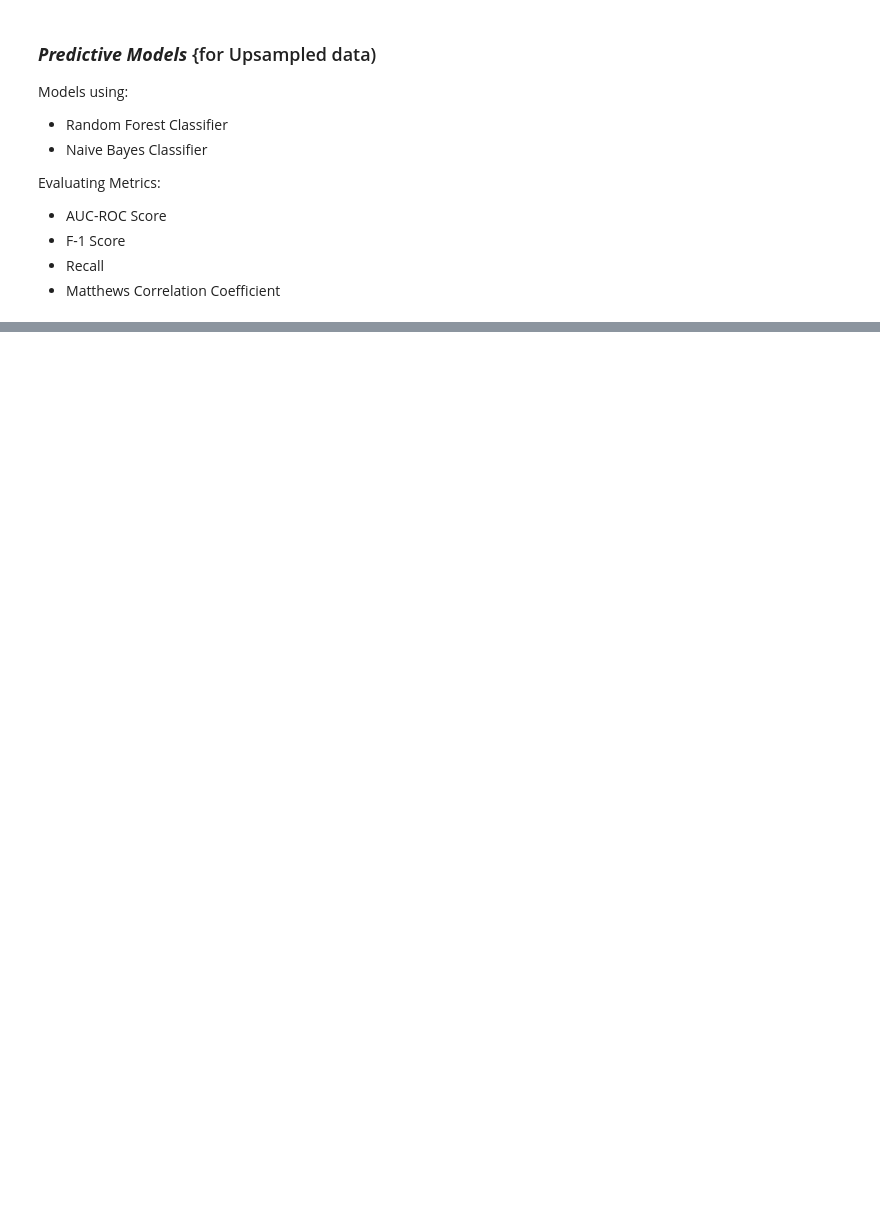
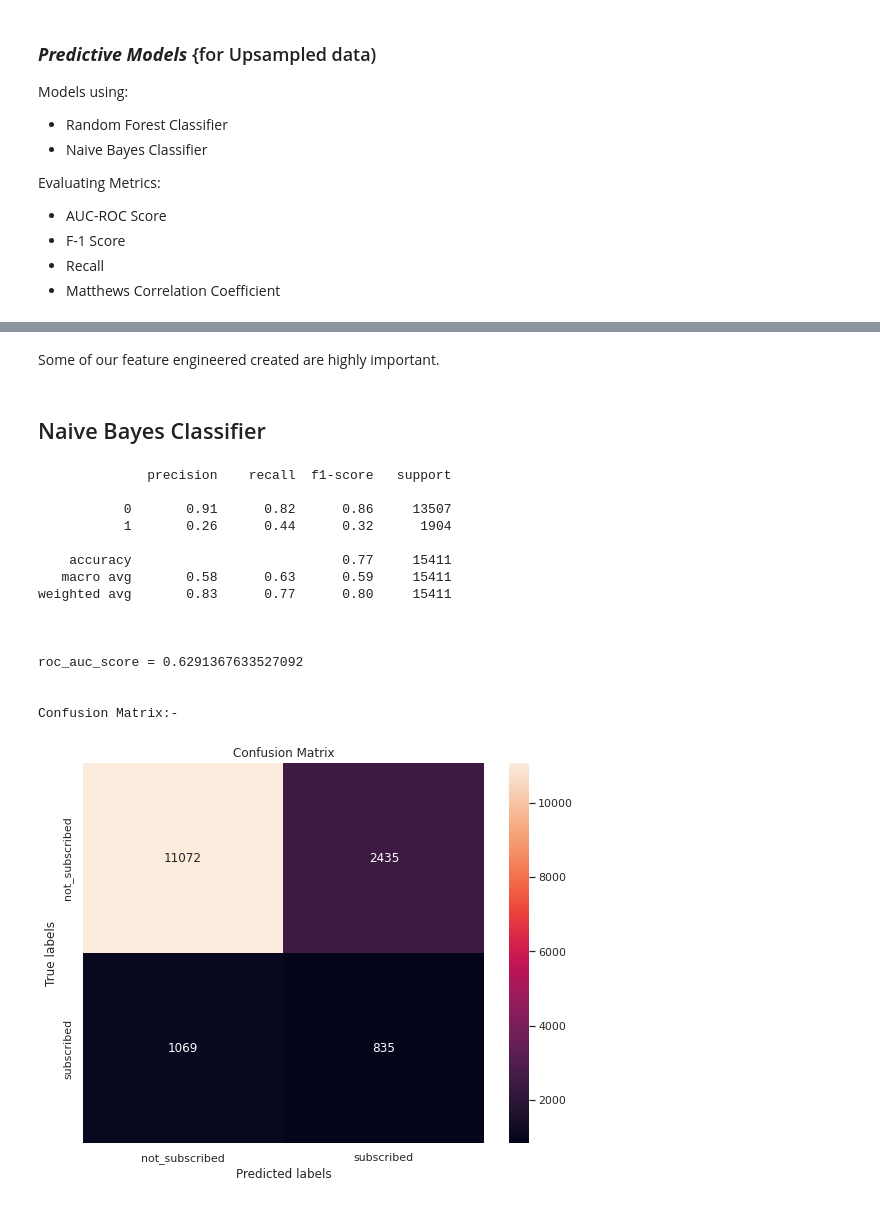
Before and after one commit to GuptaRitik/Marketing-Effectiveness-Prediction, a Jupyter notebook: Bank_Marketing_Effectiveness_Prediction_Capstone_Project.ipynb, the cells around one changed output, grey strips where cells are left out. Drawn from its saved outputs; the diff is of its cells as text; code cells hidden in the pictures; blank space fills up the shorter version.

```diff
--- a/Bank_Marketing_Effectiveness_Prediction_Capstone_Project.ipynb
+++ b/Bank_Marketing_Effectiveness_Prediction_Capstone_Project.ipynb
@@ -947,0 +1027,36 @@ Evaluating Metrics:
+# %% [markdown]
+Some of our feature engineered created are highly important.
+# %% [markdown]
+## Naive Bayes Classifier
+# %%
+from sklearn.naive_bayes import GaussianNB
+
+seed = np.random.seed(1)
+
+# creating naive bayes object
+gnb = GaussianNB()
+gnb.fit(x_train_sm, y_train_sm) #training
+
+# making predictions on the testing set
+y_pred = gnb.predict(x_test_sm)
+
+nb_scores = all_scores(y_test_sm, y_pred) #storing scores
+
+get_report(y_test_sm, y_pred) #classification report
+# %% [output]
+              precision    recall  f1-score   support
+
+           0       0.91      0.82      0.86     13507
+           1       0.26      0.44      0.32      1904
+
+    accuracy                           0.77     15411
+   macro avg       0.58      0.63      0.59     15411
+weighted avg       0.83      0.77      0.80     15411
+
+
+
+roc_auc_score = 0.6291367633527092
+
+
+Confusion Matrix:-
+[figure, added]
```
Also changed, not shown: parts of 17 cells of this notebook.
